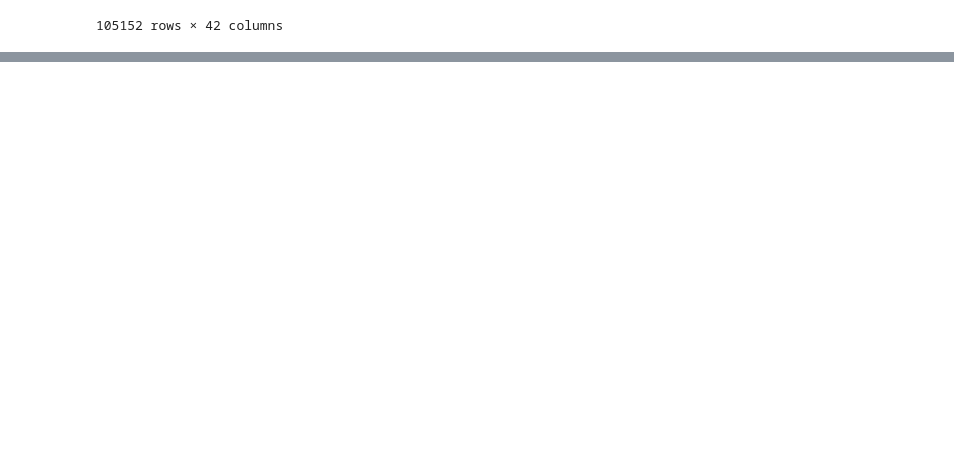
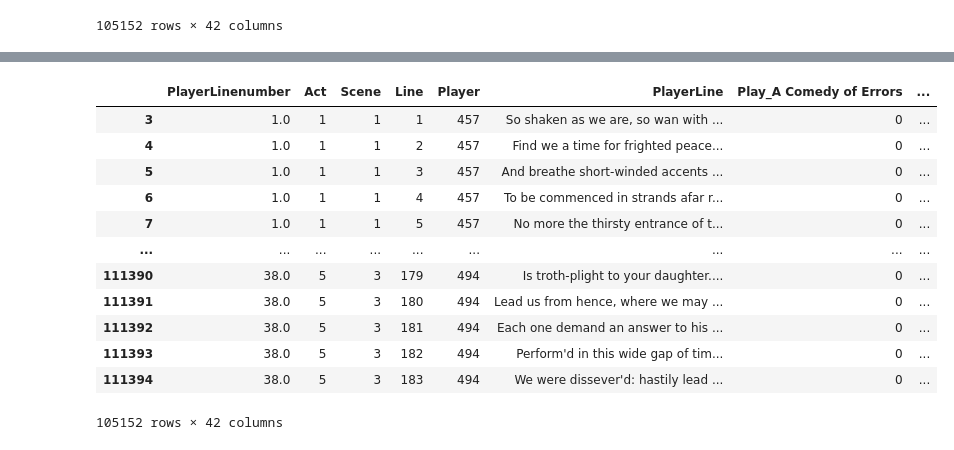
Before and after one commit to benjaminwyss/EECS731ToBeOrNotToBe, a Jupyter notebook: notebooks/1.0-brw-data-exploration.ipynb, the cells around one changed output, grey strips where cells are left out. Saved outputs shown, nothing was run; the diff lists cells and outputs as text; code cells hidden in the pictures; blank space fills up the shorter version.

```diff
--- a/notebooks/1.0-brw-data-exploration.ipynb
+++ b/notebooks/1.0-brw-data-exploration.ipynb
@@ -173,0 +133,16 @@ accuracy_score(Y_validate, predictions)
+# %%
+df
+# %% [output]
+|  | PlayerLinenumber | Act | Scene | Line | Player | PlayerLine | Play_A Comedy of Errors | ... |
+| 3 | 1.0 | 1 | 1 | 1 | 457 | So shaken as we are, so wan with ... | 0 | ... |
+| 4 | 1.0 | 1 | 1 | 2 | 457 | Find we a time for frighted peace... | 0 | ... |
+| 5 | 1.0 | 1 | 1 | 3 | 457 | And breathe short-winded accents ... | 0 | ... |
+| 6 | 1.0 | 1 | 1 | 4 | 457 | To be commenced in strands afar r... | 0 | ... |
+| 7 | 1.0 | 1 | 1 | 5 | 457 | No more the thirsty entrance of t... | 0 | ... |
+| ... | ... | ... | ... | ... | ... | ... | ... | ... |
+| 111390 | 38.0 | 5 | 3 | 179 | 494 | Is troth-plight to your daughter.... | 0 | ... |
+| 111391 | 38.0 | 5 | 3 | 180 | 494 | Lead us from hence, where we may ... | 0 | ... |
+| 111392 | 38.0 | 5 | 3 | 181 | 494 | Each one demand an answer to his ... | 0 | ... |
+| 111393 | 38.0 | 5 | 3 | 182 | 494 | Perform'd in this wide gap of tim... | 0 | ... |
+| 111394 | 38.0 | 5 | 3 | 183 | 494 | We were dissever'd: hastily lead ... | 0 | ... |
+105152 rows × 42 columns
```
Also changed, not shown: parts of 74 cells of this notebook, 2 other files.
